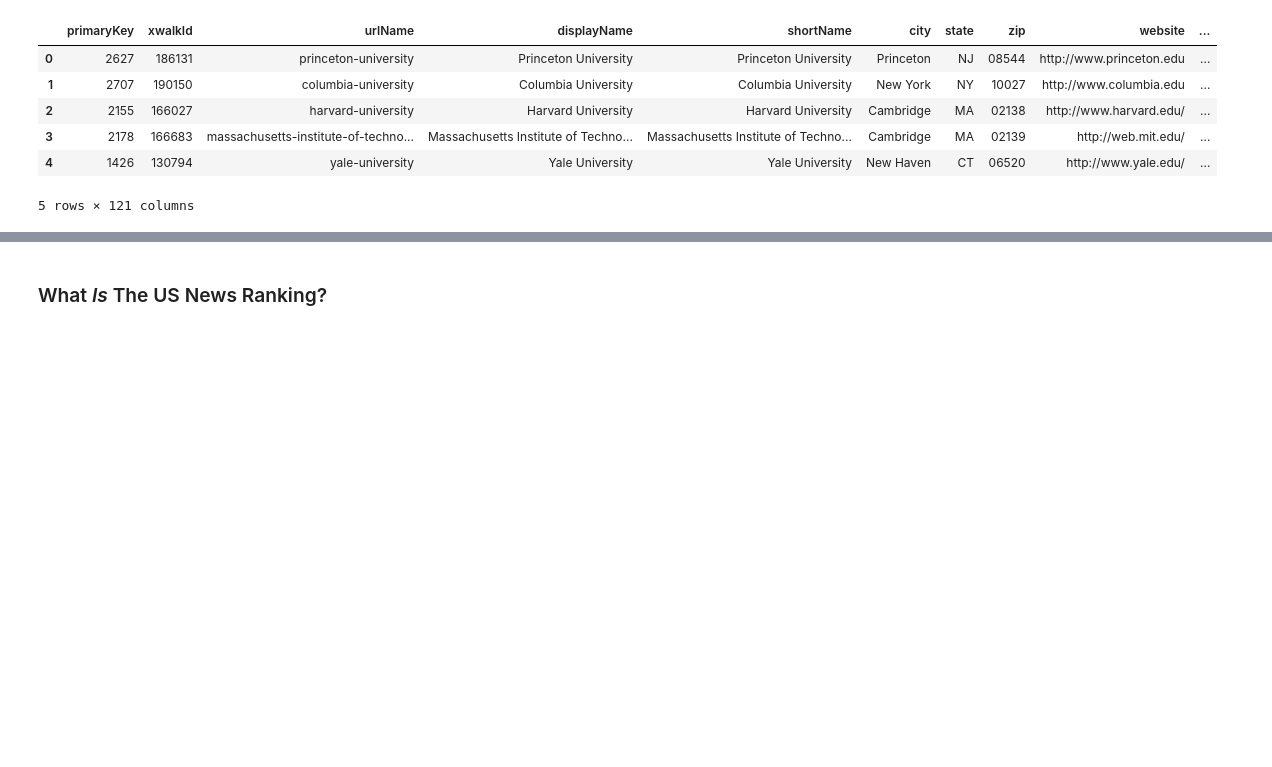
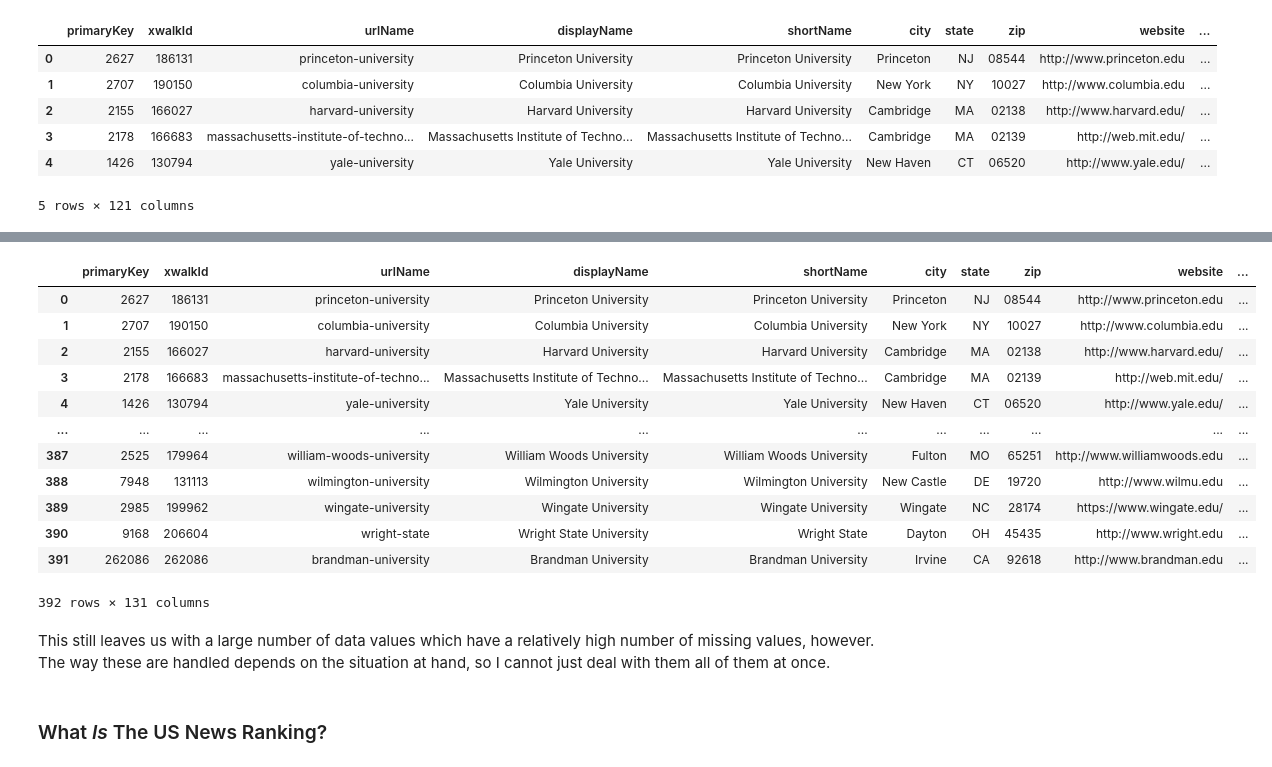
Before and after one commit to Aurathic/USNews-Colleges-Web-Scraper, a Jupyter notebook: python_web_scraper/web_scraping_2.ipynb, the cells around one changed output, grey strips where cells are left out. Cells and saved outputs as stored; diff of their text form; code cells hidden in the pictures; blank space fills up the shorter version.

```diff
--- a/python_web_scraper/web_scraping_2.ipynb
+++ b/python_web_scraper/web_scraping_2.ipynb
@@ -179,3 +222,22 @@ univ_df.head()
+# %%
+univ_df.dropna(axis=1, thresh=len(univ_df)*2//3, inplace=True)
+univ_df
+# %% [output]
+|  | primaryKey | xwalkId | urlName | displayName | shortName | city | state | zip | website | ... |
+| 0 | 2627 | 186131 | princeton-university | Princeton University | Princeton University | Princeton | NJ | 08544 | http://www.princeton.edu | ... |
+| 1 | 2707 | 190150 | columbia-university | Columbia University | Columbia University | New York | NY | 10027 | http://www.columbia.edu | ... |
+| 2 | 2155 | 166027 | harvard-university | Harvard University | Harvard University | Cambridge | MA | 02138 | http://www.harvard.edu/ | ... |
+| 3 | 2178 | 166683 | massachusetts-institute-of-techno... | Massachusetts Institute of Techno... | Massachusetts Institute of Techno... | Cambridge | MA | 02139 | http://web.mit.edu/ | ... |
+| 4 | 1426 | 130794 | yale-university | Yale University | Yale University | New Haven | CT | 06520 | http://www.yale.edu/ | ... |
+| ... | ... | ... | ... | ... | ... | ... | ... | ... | ... | ... |
+| 387 | 2525 | 179964 | william-woods-university | William Woods University | William Woods University | Fulton | MO | 65251 | http://www.williamwoods.edu | ... |
+| 388 | 7948 | 131113 | wilmington-university | Wilmington University | Wilmington University | New Castle | DE | 19720 | http://www.wilmu.edu | ... |
+| 389 | 2985 | 199962 | wingate-university | Wingate University | Wingate University | Wingate | NC | 28174 | https://www.wingate.edu/ | ... |
+| 390 | 9168 | 206604 | wright-state | Wright State University | Wright State | Dayton | OH | 45435 | http://www.wright.edu | ... |
+| 391 | 262086 | 262086 | brandman-university | Brandman University | Brandman University | Irvine | CA | 92618 | http://www.brandman.edu | ... |
+392 rows × 131 columns
+# %% [markdown]
+This still leaves us with a large number of data values which have a relatively high number of missing values, however. The way these are handled depends on the situation at hand, so I cannot just deal with them all of them at once.
 # %% [markdown]
 ### What *Is* The US News Ranking?
 # %% [markdown]
```
Also changed, not shown: parts of 16 cells of this notebook.
